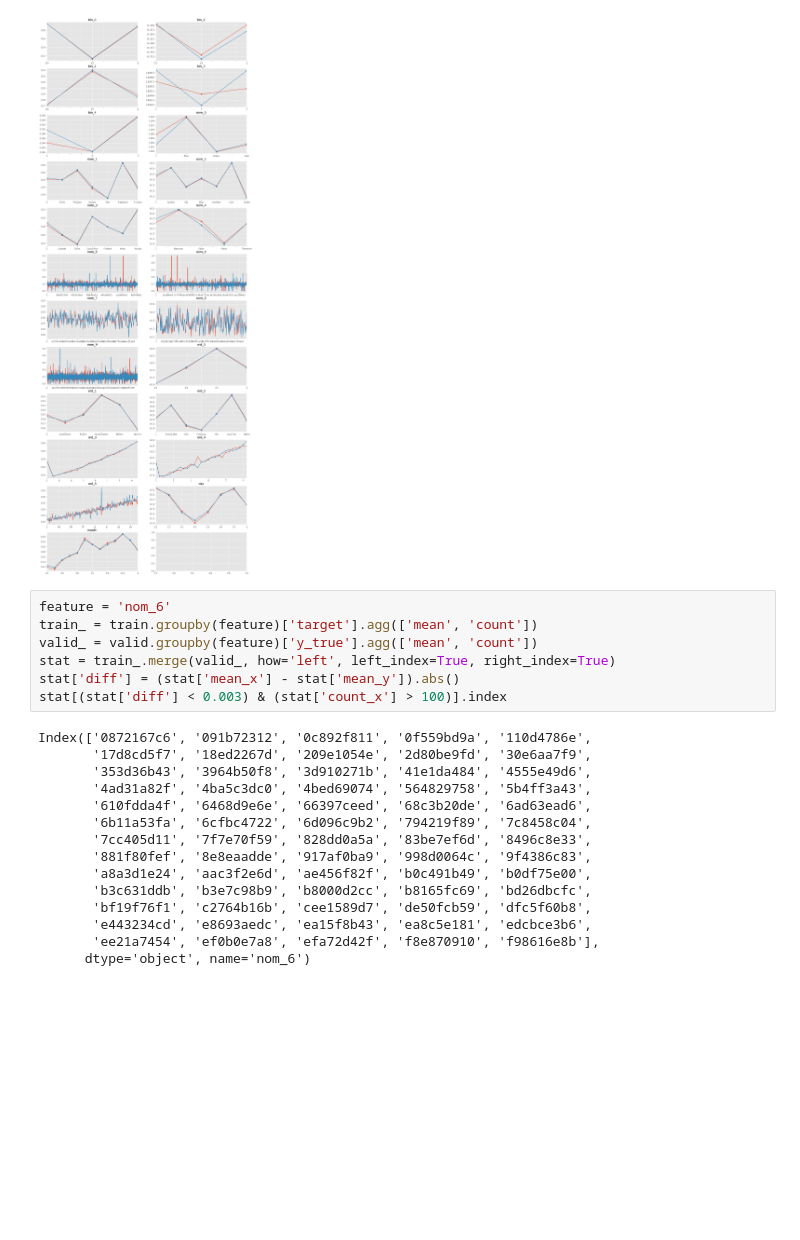
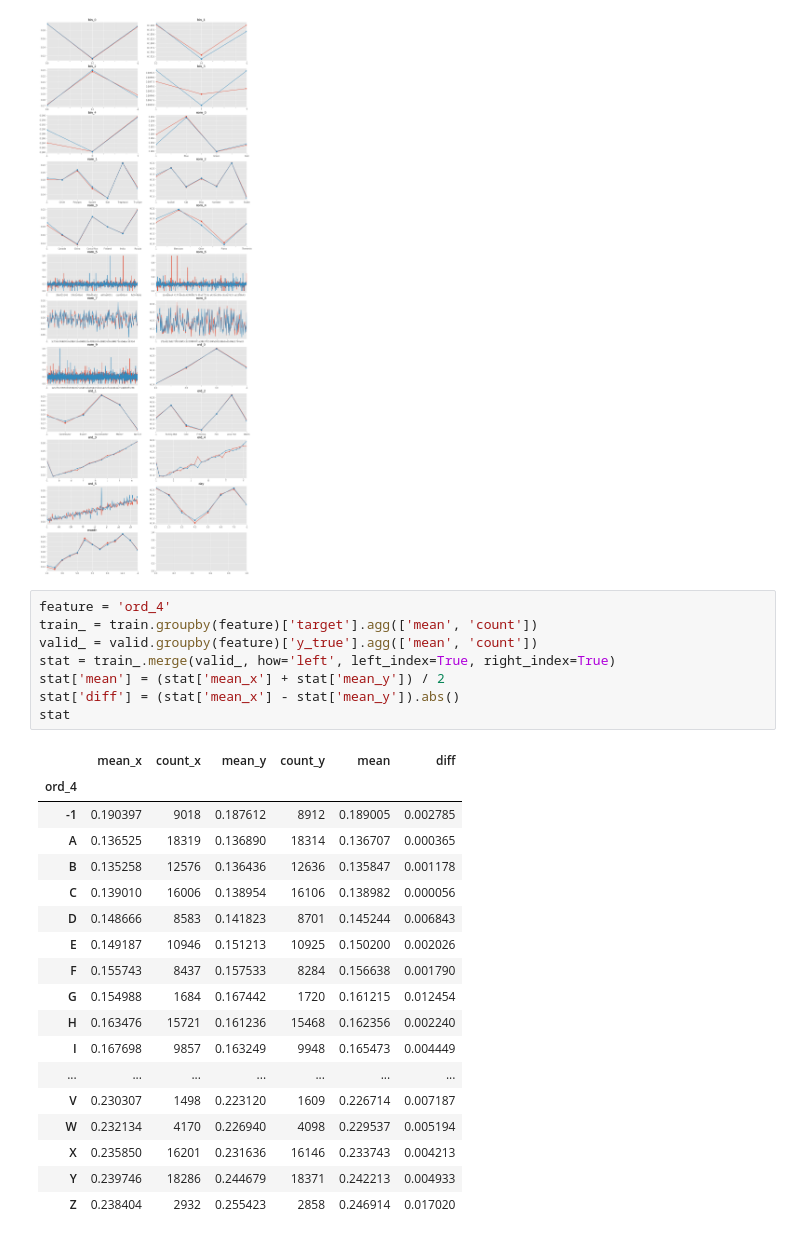
Before and after one commit to viktorsapozhok/cafeen, a Jupyter notebook: notebooks/1_eda.ipynb, the cells around one changed output. Drawn from its saved outputs; the diff is of its cells as text; blank space fills up the shorter version.

```diff
--- a/notebooks/1_eda.ipynb
+++ b/notebooks/1_eda.ipynb
@@ -144,24 +144,29 @@ for i in range(len(features)):
 # %% [output]
 [figure]
 # %%
-feature = 'nom_6'
+feature = 'ord_4'
 train_ = train.groupby(feature)['target'].agg(['mean', 'count'])
 valid_ = valid.groupby(feature)['y_true'].agg(['mean', 'count'])
 stat = train_.merge(valid_, how='left', left_index=True, right_index=True)
+stat['mean'] = (stat['mean_x'] + stat['mean_y']) / 2
 stat['diff'] = (stat['mean_x'] - stat['mean_y']).abs()
-stat[(stat['diff'] < 0.003) & (stat['count_x'] > 100)].index
+stat
 # %% [output]
-Index(['0872167c6', '091b72312', '0c892f811', '0f559bd9a', '110d4786e',
-       '17d8cd5f7', '18ed2267d', '209e1054e', '2d80be9fd', '30e6aa7f9',
-       '353d36b43', '3964b50f8', '3d910271b', '41e1da484', '4555e49d6',
-       '4ad31a82f', '4ba5c3dc0', '4bed69074', '564829758', '5b4ff3a43',
-       '610fdda4f', '6468d9e6e', '66397ceed', '68c3b20de', '6ad63ead6',
-       '6b11a53fa', '6cfbc4722', '6d096c9b2', '794219f89', '7c8458c04',
-       '7cc405d11', '7f7e70f59', '828dd0a5a', '83be7ef6d', '8496c8e33',
-       '881f80fef', '8e8eaadde', '917af0ba9', '998d0064c', '9f4386c83',
-       'a8a3d1e24', 'aac3f2e6d', 'ae456f82f', 'b0c491b49', 'b0df75e00',
-       'b3c631ddb', 'b3e7c98b9', 'b8000d2cc', 'b8165fc69', 'bd26dbcfc',
-       'bf19f76f1', 'c2764b16b', 'cee1589d7', 'de50fcb59', 'dfc5f60b8',
-       'e443234cd', 'e8693aedc', 'ea15f8b43', 'ea8c5e181', 'edcbce3b6',
-       'ee21a7454', 'ef0b0e7a8', 'efa72d42f', 'f8e870910', 'f98616e8b'],
-      dtype='object', name='nom_6')
+|  | mean_x | count_x | mean_y | count_y | mean | diff |
+| ord_4 |  |  |  |  |  |  |
+| -1 | 0.190397 | 9018 | 0.187612 | 8912 | 0.189005 | 0.002785 |
+| A | 0.136525 | 18319 | 0.136890 | 18314 | 0.136707 | 0.000365 |
+| B | 0.135258 | 12576 | 0.136436 | 12636 | 0.135847 | 0.001178 |
+| C | 0.139010 | 16006 | 0.138954 | 16106 | 0.138982 | 0.000056 |
+| D | 0.148666 | 8583 | 0.141823 | 8701 | 0.145244 | 0.006843 |
+| E | 0.149187 | 10946 | 0.151213 | 10925 | 0.150200 | 0.002026 |
+| F | 0.155743 | 8437 | 0.157533 | 8284 | 0.156638 | 0.001790 |
+| G | 0.154988 | 1684 | 0.167442 | 1720 | 0.161215 | 0.012454 |
+| H | 0.163476 | 15721 | 0.161236 | 15468 | 0.162356 | 0.002240 |
+| I | 0.167698 | 9857 | 0.163249 | 9948 | 0.165473 | 0.004449 |
+| ... | ... | ... | ... | ... | ... | ... |
+| V | 0.230307 | 1498 | 0.223120 | 1609 | 0.226714 | 0.007187 |
+| W | 0.232134 | 4170 | 0.226940 | 4098 | 0.229537 | 0.005194 |
+| X | 0.235850 | 16201 | 0.231636 | 16146 | 0.233743 | 0.004213 |
+| Y | 0.239746 | 18286 | 0.244679 | 18371 | 0.242213 | 0.004933 |
+| Z | 0.238404 | 2932 | 0.255423 | 2858 | 0.246914 | 0.017020 |
```
Also changed, not shown: 1 other file.
